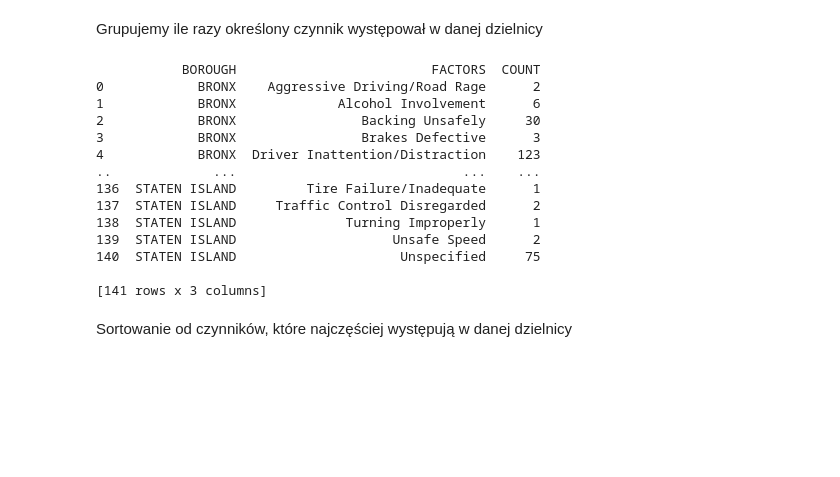
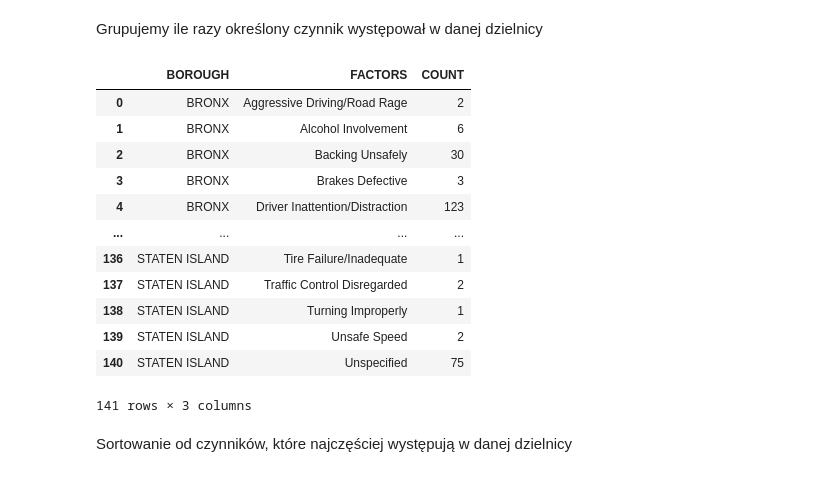
Before and after one commit to AlicjaB90/Projekt_Pandas, a Jupyter notebook: 1. Najniebezpieczniejsze czynniki wypadków w danej dzielnicy NY (wersja 2).ipynb, the cells around one changed output. Cells and saved outputs as stored; diff of their text form; code cells hidden in the pictures; blank space fills up the shorter version.

```diff
--- a/1. Najniebezpieczniejsze czynniki wypadków w danej dzielnicy NY (wersja 2).ipynb
+++ b/1. Najniebezpieczniejsze czynniki wypadków w danej dzielnicy NY (wersja 2).ipynb
@@ -161,22 +156,21 @@ nypd_factors_clean_exploded
 Grupujemy ile razy określony czynnik występował w danej dzielnicy
 # %%
 frequency_counts = nypd_factors_clean_exploded.groupby(['BOROUGH', 'FACTORS']).size().reset_index(name='COUNT')
-print(frequency_counts)
+frequency_counts
 # %% [output]
+|  | BOROUGH | FACTORS | COUNT |
+| 0 | BRONX | Aggressive Driving/Road Rage | 2 |
+| 1 | BRONX | Alcohol Involvement | 6 |
+| 2 | BRONX | Backing Unsafely | 30 |
+| 3 | BRONX | Brakes Defective | 3 |
+| 4 | BRONX | Driver Inattention/Distraction | 123 |
+| ... | ... | ... | ... |
+| 136 | STATEN ISLAND | Tire Failure/Inadequate | 1 |
+| 137 | STATEN ISLAND | Traffic Control Disregarded | 2 |
+| 138 | STATEN ISLAND | Turning Improperly | 1 |
+| 139 | STATEN ISLAND | Unsafe Speed | 2 |
+| 140 | STATEN ISLAND | Unspecified | 75 |
-           BOROUGH                         FACTORS  COUNT
-0            BRONX    Aggressive Driving/Road Rage      2
-1            BRONX             Alcohol Involvement      6
-2            BRONX                Backing Unsafely     30
-3            BRONX                Brakes Defective      3
-4            BRONX  Driver Inattention/Distraction    123
-..             ...                             ...    ...
-136  STATEN ISLAND         Tire Failure/Inadequate      1
-137  STATEN ISLAND     Traffic Control Disregarded      2
-138  STATEN ISLAND              Turning Improperly      1
-139  STATEN ISLAND                    Unsafe Speed      2
-140  STATEN ISLAND                     Unspecified     75
-
-[141 rows x 3 columns]
+141 rows × 3 columns
 # %% [markdown]
 Sortowanie od czynników, które najczęściej występują w danej dzielnicy
 # %%
```
Also changed, not shown: parts of 5 cells of this notebook.
